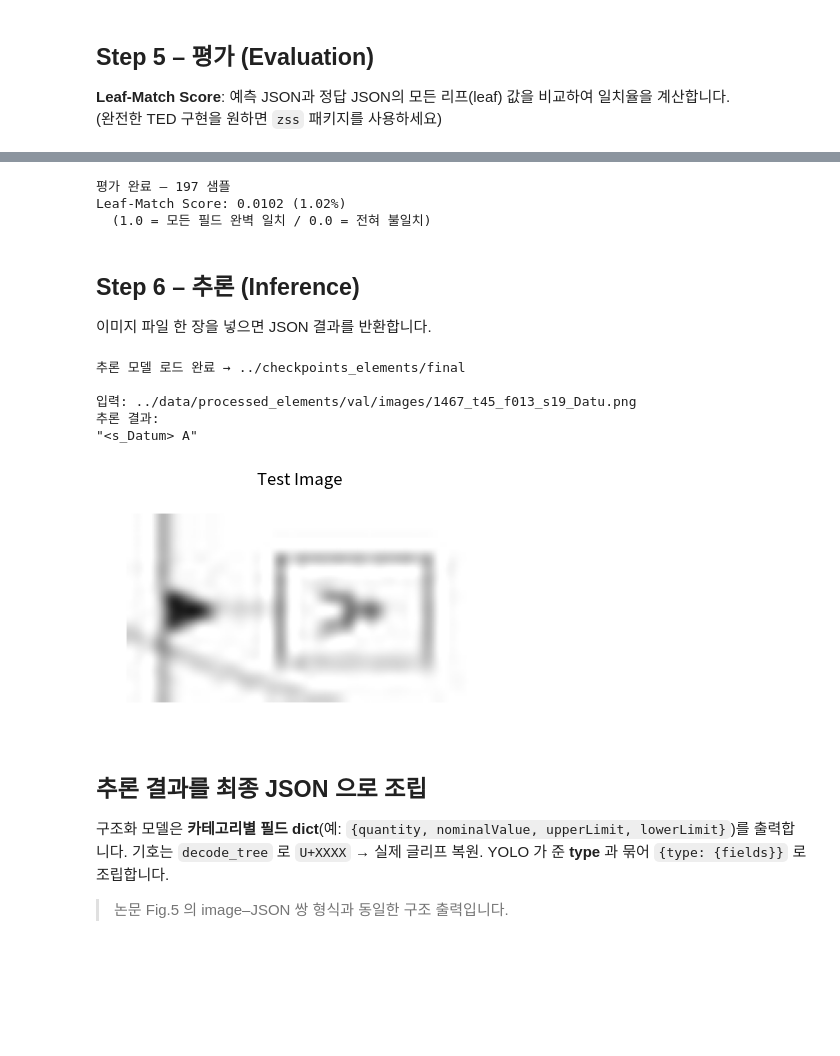
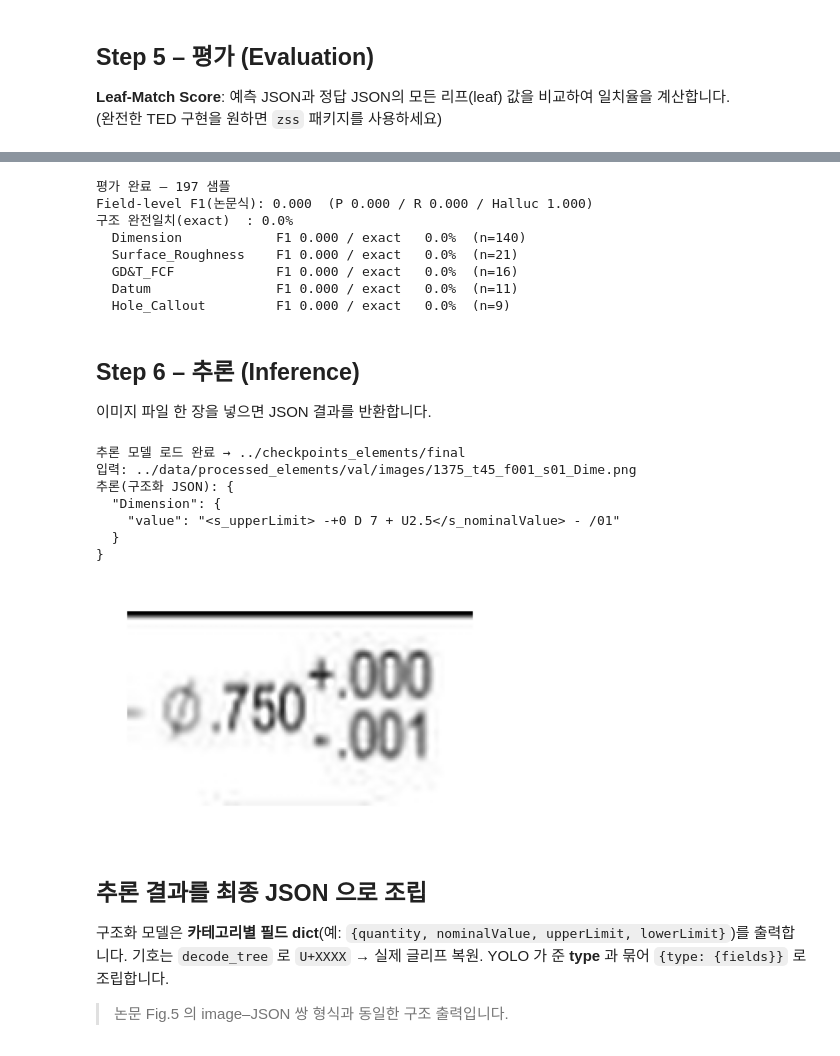
Before and after one commit to VLM-Doc-Analysis/Donut-VLM, a Jupyter notebook: yolo_finetune_donut_pipeline/donut_training_elements.ipynb, the cells around one changed output, grey strips where cells are left out. Cells and saved outputs as stored; diff of their text form; code cells hidden in the pictures; blank space fills up the shorter version.

```diff
--- a/yolo_finetune_donut_pipeline/donut_training_elements.ipynb
+++ b/yolo_finetune_donut_pipeline/donut_training_elements.ipynb
@@ -373,7 +373,7 @@ task token `<s_element>` 와 **라벨의 모든 타입 토큰**(`<s_dimension>`
 def build_model_and_processor(cfg):
     model_cfg  = cfg["model"]; name = model_cfg["pretrained_model_name"]
     image_size = model_cfg["image_size"]; max_length = model_cfg["max_length"]
-    processor = DonutProcessor.from_pretrained(name)
+    processor = DonutProcessor.from_pretrained(name, use_fast=False)
     model     = VisionEncoderDecoderModel.from_pretrained(name)
     processor.image_processor.size = {"height": image_size[0], "width": image_size[1]}
     processor.image_processor.do_align_long_axis = False
@@ -759,7 +759,7 @@ from collections import defaultdict
 CHECKPOINT = os.path.join(CFG["training"]["output_dir"], "final")
 MAX_NEW    = CFG["model"]["max_length"]
 if os.path.isdir(CHECKPOINT):
-    eval_processor = DonutProcessor.from_pretrained(CHECKPOINT)
+    eval_processor = DonutProcessor.from_pretrained(CHECKPOINT, use_fast=False)
     eval_model     = VisionEncoderDecoderModel.from_pretrained(CHECKPOINT).to(device)
 else:
     print(f"체크포인트 없음: {CHECKPOINT} — 현재 model 사용")
@@ -801,8 +801,13 @@ for c in sorted(per, key=lambda c: -per[c]["n"]):
     d = per[c]; print(f"  {c:<20} F1 {d['f']/d['n']:.3f} / exact {d['ex']/d['n']*100:5.1f}%  (n={d['n']})")
 # %% [output]
 평가 완료 — 197 샘플
-Leaf-Match Score: 0.0102 (1.02%)
-  (1.0 = 모든 필드 완벽 일치 / 0.0 = 전혀 불일치)
+Field-level F1(논문식): 0.000  (P 0.000 / R 0.000 / Halluc 1.000)
+구조 완전일치(exact)  : 0.0%
+  Dimension            F1 0.000 / exact   0.0%  (n=140)
+  Surface_Roughness    F1 0.000 / exact   0.0%  (n=21)
+  GD&T_FCF             F1 0.000 / exact   0.0%  (n=16)
+  Datum                F1 0.000 / exact   0.0%  (n=11)
+  Hole_Callout         F1 0.000 / exact   0.0%  (n=9)
 # %% [markdown]
 ## Step 6 – 추론 (Inference)
 
@@ -813,43 +818,45 @@ import os, glob, json
 device   = torch.device("cuda" if torch.cuda.is_available() else "cpu")
 CKPT_DIR = os.path.join(CFG["training"]["output_dir"], "final")
 assert os.path.isdir(CKPT_DIR), f"체크포인트 없음: {CKPT_DIR} — 먼저 Step 4 학습을 실행하세요."
-eval_processor = DonutProcessor.from_pretrained(CKPT_DIR)
+eval_processor = DonutProcessor.from_pretrained(CKPT_DIR, use_fast=False)
 eval_model     = VisionEncoderDecoderModel.from_pretrained(CKPT_DIR).to(device).eval()
 print(f"추론 모델 로드 완료 → {CKPT_DIR}")
 
 @torch.inference_mode()
 def predict(image_path: str, elem_type: str = None, task: str = None) -> dict:
     """element 크롭 → 구조화 dict. elem_type(YOLO 제공) 주면 {type: {fields}} 로 감싼다."""
     task = task or CFG["data"]["task_prompt"]
     pv = eval_processor(Image.open(image_path).convert("RGB"), return_tensors="pt").pixel_values.to(device)
     di = eval_processor.tokenizer(task, add_special_tokens=False, return_tensors="pt").input_ids.to(device)
     out = eval_model.generate(pv, decoder_input_ids=di, max_new_tokens=CFG["model"]["max_length"],
         pad_token_id=eval_processor.tokenizer.pad_token_id, eos_token_id=eval_processor.tokenizer.eos_token_id,
         use_cache=True, no_repeat_ngram_size=3, repetition_penalty=1.5)
     seq = eval_processor.batch_decode(out, skip_special_tokens=False)[0]
     for t in (eval_processor.tokenizer.eos_token, eval_processor.tokenizer.pad_token,
               eval_processor.tokenizer.bos_token, task):
         if t: seq = seq.replace(t, "")
     parsed = token2json(seq.strip())
     parsed = decode_tree(parsed) if isinstance(parsed, dict) else {"value": decode_symbols(str(parsed))}
     return {elem_type: parsed} if elem_type else parsed
 
 # ── 데모: 검증셋 첫 이미지 ───────────────────────────────────────
 val_dir = os.path.join(CFG["data"]["local_val_dir"], "images")
 cands   = sorted(glob.glob(os.path.join(val_dir, "*"))) or sorted(glob.glob("../data/elements/images/*"))
 p = cands[0]
 lp = os.path.join(CFG["data"]["local_val_dir"], "labels", os.path.splitext(os.path.basename(p))[0] + ".json")
 et = next(iter(json.load(open(lp, encoding="utf-8")).keys())) if os.path.exists(lp) else None
 print(f"입력: {p}")
 print("추론(구조화 JSON):", json.dumps(predict(p, et), ensure_ascii=False, indent=2))
 fig, ax = plt.subplots(figsize=(5, 4)); ax.imshow(Image.open(p).convert("RGB")); ax.axis("off"); plt.show()
 # %% [output]
 추론 모델 로드 완료 → ../checkpoints_elements/final
-
-입력: ../data/processed_elements/val/images/1467_t45_f013_s19_Datu.png
-추론 결과:
-"<s_Datum> A"
+입력: ../data/processed_elements/val/images/1375_t45_f001_s01_Dime.png
+추론(구조화 JSON): {
+  "Dimension": {
+    "value": "<s_upperLimit> -+0 D 7 + U2.5</s_nominalValue> - /01"
+  }
+}
-[figure, old version]
+[figure, new version]
 # %% [markdown]
 ## 추론 결과를 최종 JSON 으로 조립
 
```
Also changed, not shown: parts of 4 cells of this notebook, 1 other file.
